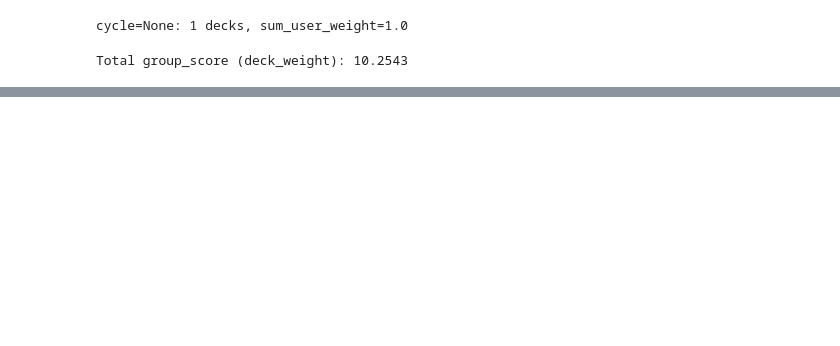
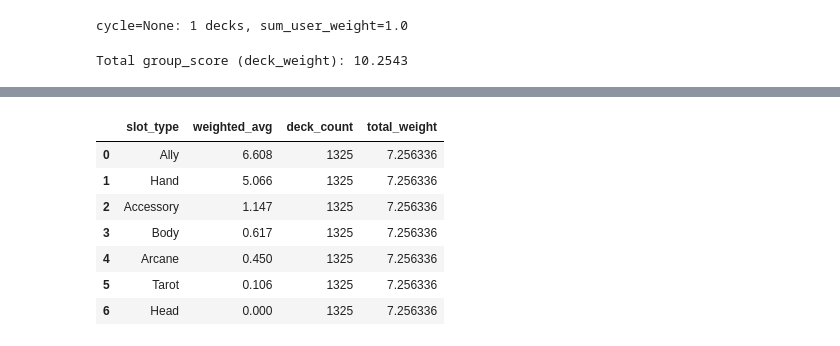
Before and after one commit to jgf1123/ahlcg2, a Jupyter notebook: prepare_arkham_data.ipynb, the cells around one changed output, grey strips where cells are left out. Drawn from its saved outputs; the diff is of its cells as text; code cells hidden in the pictures; blank space fills up the shorter version.

```diff
--- a/prepare_arkham_data.ipynb
+++ b/prepare_arkham_data.ipynb
@@ -758,0 +781,91 @@ Agnes Baker (01004 / 01004)
+# %%
+# Number of assets in each slot (spec: weighted avg per asset slot type)
+
+from collections import defaultdict
+
+from arkham_popularity import STANDARD_ASSET_SLOT_TYPES, asset_slot_counts
+
+SLOT_USAGE_COLS = ['slot_type', 'weighted_avg', 'deck_count', 'total_weight']
+
+
+def slot_usage_for_investigator(canonical_front: str,
+                                canonical_back: str) -> pd.DataFrame:
+  """Weighted average asset copies per asset slot type for one investigator tuple."""
+  inv_decks = [
+    deck for deck in prepared_decks
+    if deck.canonical_front == canonical_front
+    and deck.canonical_back == canonical_back
+    and not deck.is_ignore
+    and deck.cycle is not None
+  ]
+  user_weights = pop_engine.assign_user_weights(prepared_decks)
+  cycle_weights = pop_engine.assign_cycle_weights(inv_decks, user_weights)
+
+  slot_totals: dict[str, float] = defaultdict(float)
+  total_weight = 0.0
+  for deck in inv_decks:
+    weight = pop_engine.deck_weight(deck, user_weights, cycle_weights)
+    if not weight:
+      continue
+    total_weight += weight
+    for canonical_id, count in deck.slots.items():
+      card = pop_engine.cards.get(canonical_id)
+      if card is None or card.get('type_code') != 'asset':
+        continue
+      info = pop_engine.canonical_cards.get(canonical_id)
+      if info is None:
+        continue
+      # Sled Dog (08127): half an Ally slot per copy, not a full Ally each.
+      per_slot = asset_slot_counts(
+        canonical_id,
+        info.slot,
+        info.real_slot,
+        count,
+        name=info.name,
+      )
+      for slot_type, slot_copies in per_slot.items():
+        slot_totals[slot_type] += weight * slot_copies
+
+  if not total_weight:
+    return pd.DataFrame()
+  rows = [
+    {
+      'canonical_front': canonical_front,
+      'canonical_back': canonical_back,
+      'slot_type': slot_type,
+      'weighted_avg': slot_totals.get(slot_type, 0.0) / total_weight,
+      'deck_count': len(inv_decks),
+      'total_weight': total_weight,
+    }
+    for slot_type in STANDARD_ASSET_SLOT_TYPES
+  ]
+  return pd.DataFrame(rows)
+
+
+def show_slot_usage_for_investigator(canonical_front: str,
+                                     canonical_back: str) -> None:
+  """Display weighted average assets per asset slot type (Accessory, Ally, ...)."""
+  df = slot_usage_for_investigator(canonical_front, canonical_back)
+  inv_name = (
+    df_decks.loc[
+      (df_decks['canonical_front'] == canonical_front)
+      & (df_decks['canonical_back'] == canonical_back),
+      'investigator_name',
+    ].iloc[0]
+    if len(df_decks) else canonical_front
+  )
+  print(f'{inv_name} ({canonical_front} / {canonical_back})')
+  if df.empty:
+    print('No active decks for this investigator.')
+    return
+  display(
+    df[SLOT_USAGE_COLS]
+    .assign(weighted_avg=lambda t: t['weighted_avg'].round(3))
+    .sort_values('weighted_avg', ascending=False)
+    .reset_index(drop=True)
+  )
+
+
+# Example: Minh Thi Phan
+show_slot_usage_for_investigator('04001', '04001')
+# %% [output]
@@ -758,0 +873,8 @@ Agnes Baker (01004 / 01004)
+|  | slot_type | weighted_avg | deck_count | total_weight |
+| 0 | Ally | 6.608 | 1325 | 7.256336 |
+| 1 | Hand | 5.066 | 1325 | 7.256336 |
+| 2 | Accessory | 1.147 | 1325 | 7.256336 |
+| 3 | Body | 0.617 | 1325 | 7.256336 |
+| 4 | Arcane | 0.450 | 1325 | 7.256336 |
+| 5 | Tarot | 0.106 | 1325 | 7.256336 |
+| 6 | Head | 0.000 | 1325 | 7.256336 |
```
Also changed, not shown: parts of 10 cells of this notebook, 8 other files.
